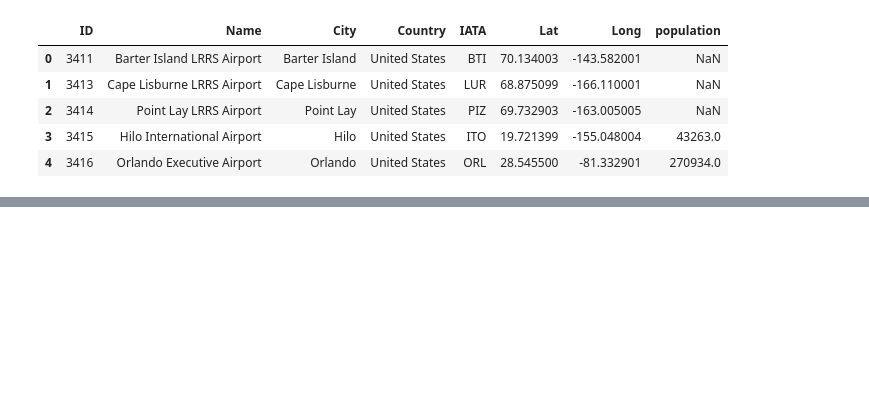
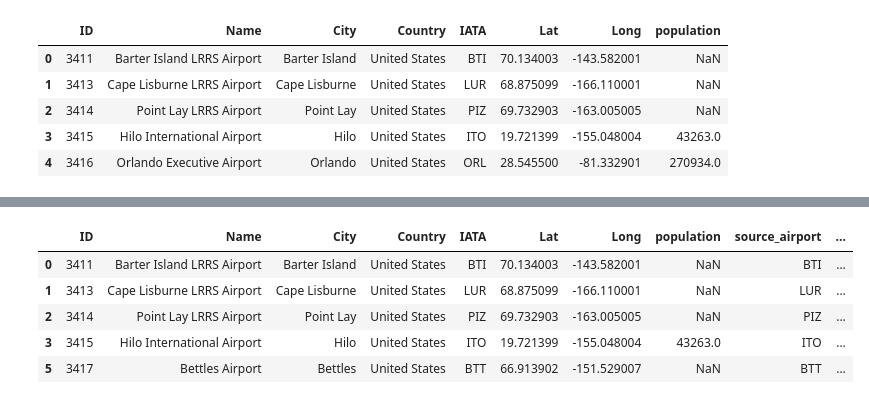
Before and after one commit to RipanHalder/Virus-Spread-Simulation-PSA-Final-Project, a Jupyter notebook: data-parsing/flight-connections-usa.ipynb, the cells around one changed output, grey strips where cells are left out. Drawn from its saved outputs; the diff is of its cells as text; code cells hidden in the pictures; blank space fills up the shorter version.

```diff
--- a/data-parsing/flight-connections-usa.ipynb
+++ b/data-parsing/flight-connections-usa.ipynb
@@ -340,0 +377,11 @@ dtype: float64
+# %%
+airport_data = airport_merged_data_with_flightsCount[~airport_merged_data_with_flightsCount.source_airport.isnull()]
+airport_data = airport_data[~airport_data.flights_per_month.isnull()]
+airport_data.head()
+# %% [output]
+|  | ID | Name | City | Country | IATA | Lat | Long | population | source_airport | ... |
+| 0 | 3411 | Barter Island LRRS Airport | Barter Island | United States | BTI | 70.134003 | -143.582001 | NaN | BTI | ... |
+| 1 | 3413 | Cape Lisburne LRRS Airport | Cape Lisburne | United States | LUR | 68.875099 | -166.110001 | NaN | LUR | ... |
+| 2 | 3414 | Point Lay LRRS Airport | Point Lay | United States | PIZ | 69.732903 | -163.005005 | NaN | PIZ | ... |
+| 3 | 3415 | Hilo International Airport | Hilo | United States | ITO | 19.721399 | -155.048004 | 43263.0 | ITO | ... |
+| 5 | 3417 | Bettles Airport | Bettles | United States | BTT | 66.913902 | -151.529007 | NaN | BTT | ... |
```
Also changed, not shown: parts of 25 cells of this notebook, 4 other files.
